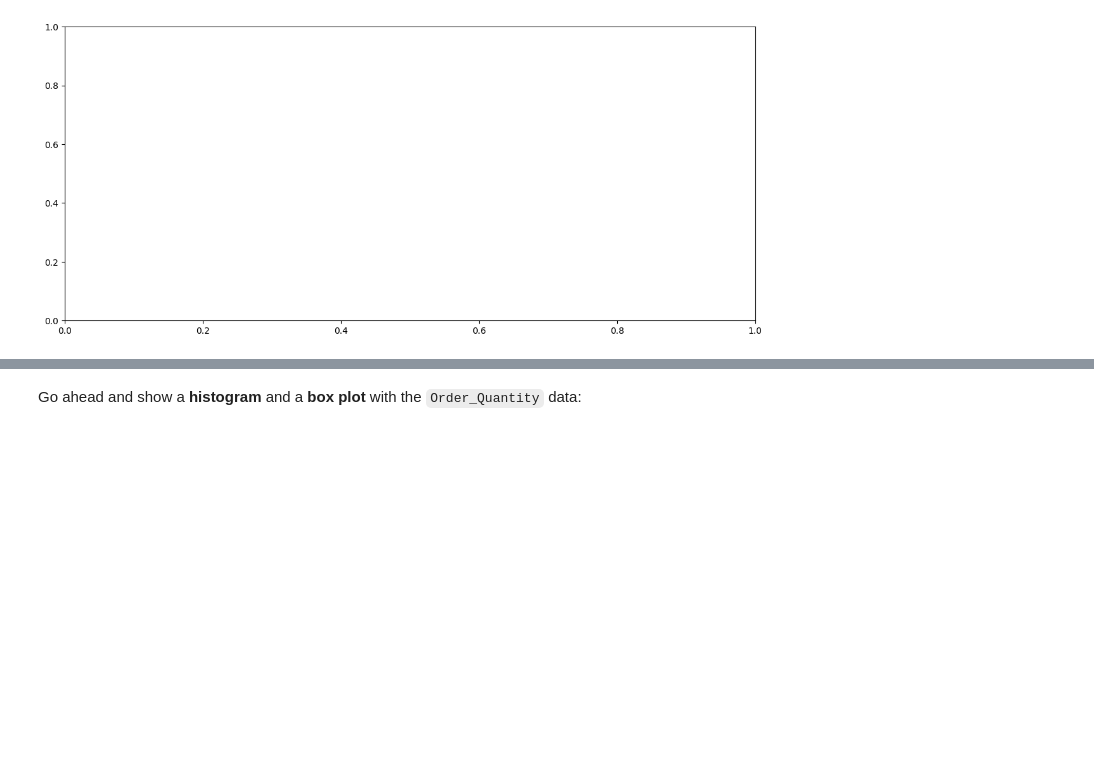
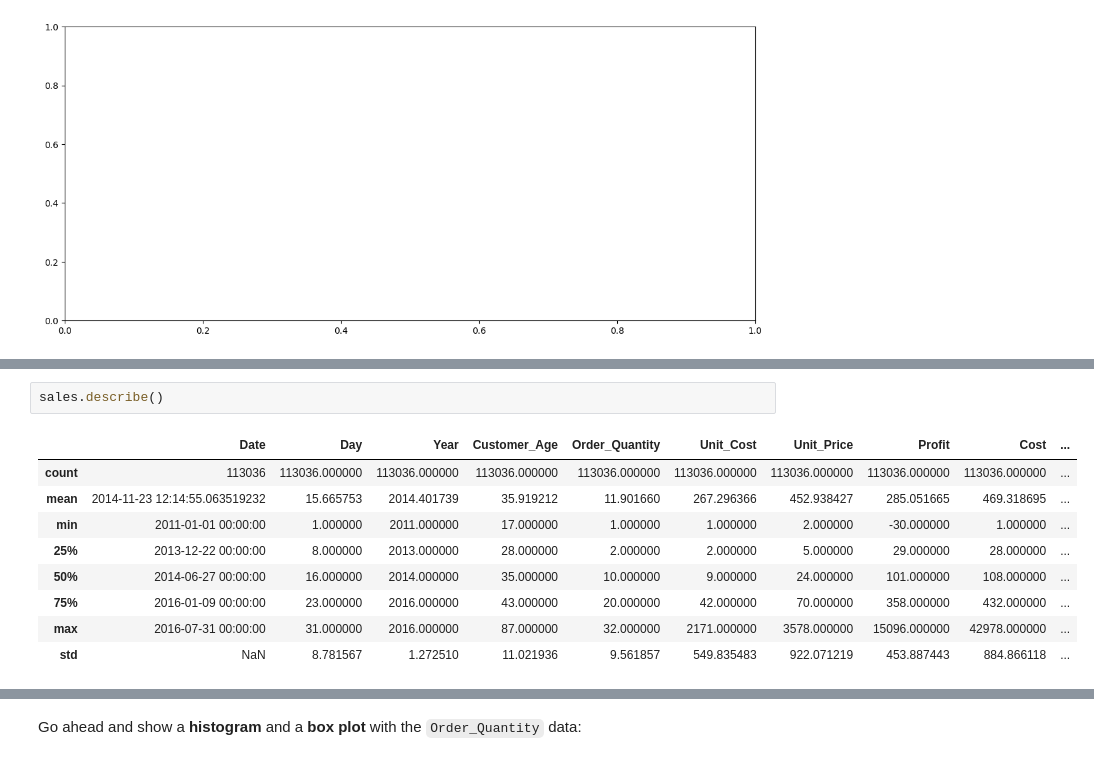
Before and after one commit to TheWhiteFluid/FreeCodeCamp-Pandas-Real-Life-Example, a Jupyter notebook: Exercises_1.ipynb, the cells around one changed output, grey strips where cells are left out. Drawn from its saved outputs; the diff is of its cells as text; blank space fills up the shorter version.

```diff
--- a/Exercises_1.ipynb
+++ b/Exercises_1.ipynb
@@ -133,3 +130,15 @@ Error:
+# %%
+sales.describe()
+# %% [output]
+|  | Date | Day | Year | Customer_Age | Order_Quantity | Unit_Cost | Unit_Price | Profit | Cost | ... |
+| count | 113036 | 113036.000000 | 113036.000000 | 113036.000000 | 113036.000000 | 113036.000000 | 113036.000000 | 113036.000000 | 113036.000000 | ... |
+| mean | 2014-11-23 12:14:55.063519232 | 15.665753 | 2014.401739 | 35.919212 | 11.901660 | 267.296366 | 452.938427 | 285.051665 | 469.318695 | ... |
+| min | 2011-01-01 00:00:00 | 1.000000 | 2011.000000 | 17.000000 | 1.000000 | 1.000000 | 2.000000 | -30.000000 | 1.000000 | ... |
+| 25% | 2013-12-22 00:00:00 | 8.000000 | 2013.000000 | 28.000000 | 2.000000 | 2.000000 | 5.000000 | 29.000000 | 28.000000 | ... |
+| 50% | 2014-06-27 00:00:00 | 16.000000 | 2014.000000 | 35.000000 | 10.000000 | 9.000000 | 24.000000 | 101.000000 | 108.000000 | ... |
+| 75% | 2016-01-09 00:00:00 | 23.000000 | 2016.000000 | 43.000000 | 20.000000 | 42.000000 | 70.000000 | 358.000000 | 432.000000 | ... |
+| max | 2016-07-31 00:00:00 | 31.000000 | 2016.000000 | 87.000000 | 32.000000 | 2171.000000 | 3578.000000 | 15096.000000 | 42978.000000 | ... |
+| std | NaN | 8.781567 | 1.272510 | 11.021936 | 9.561857 | 549.835483 | 922.071219 | 453.887443 | 884.866118 | ... |
 # %%
 sales['Order_Quantity'].mean()
 # %% [output]
```
Also changed, not shown: parts of 6 cells of this notebook.
